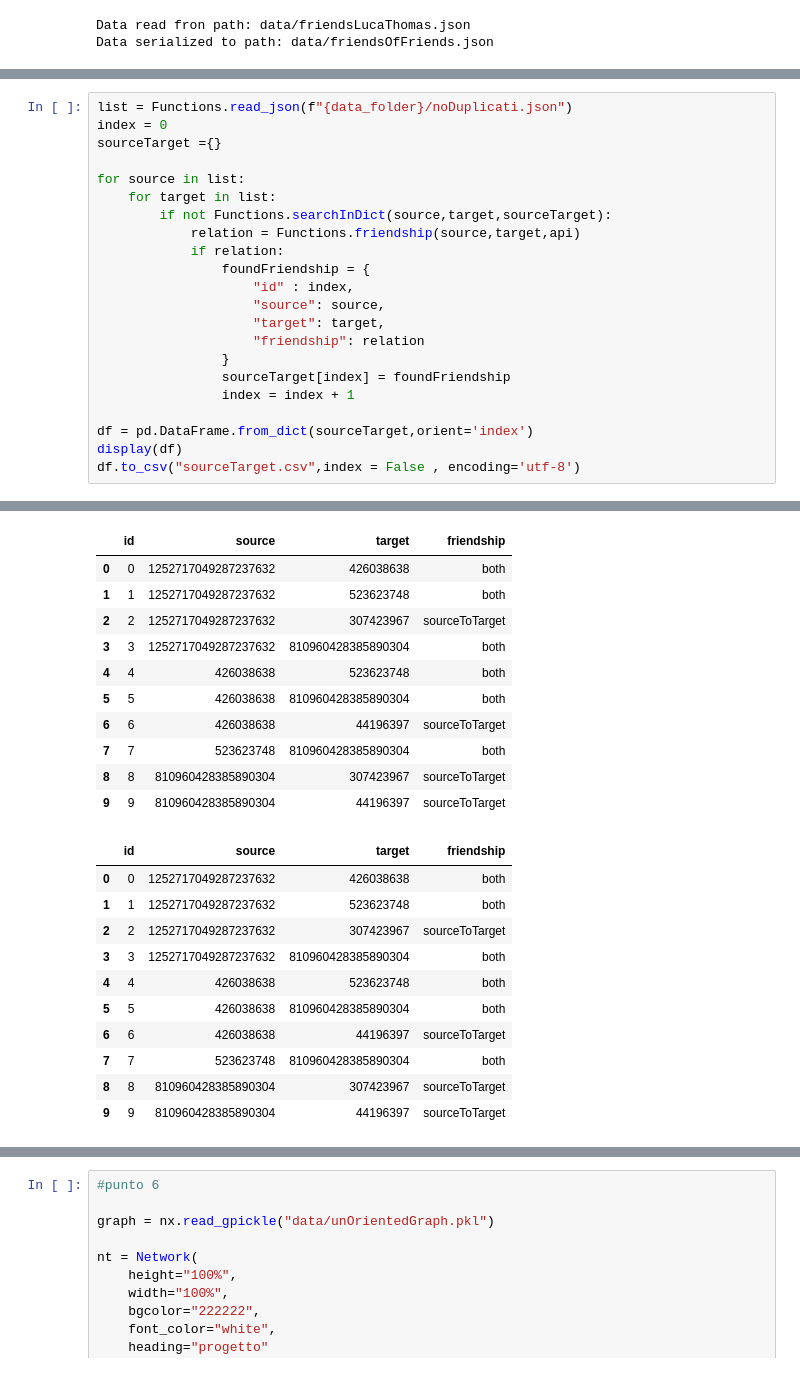
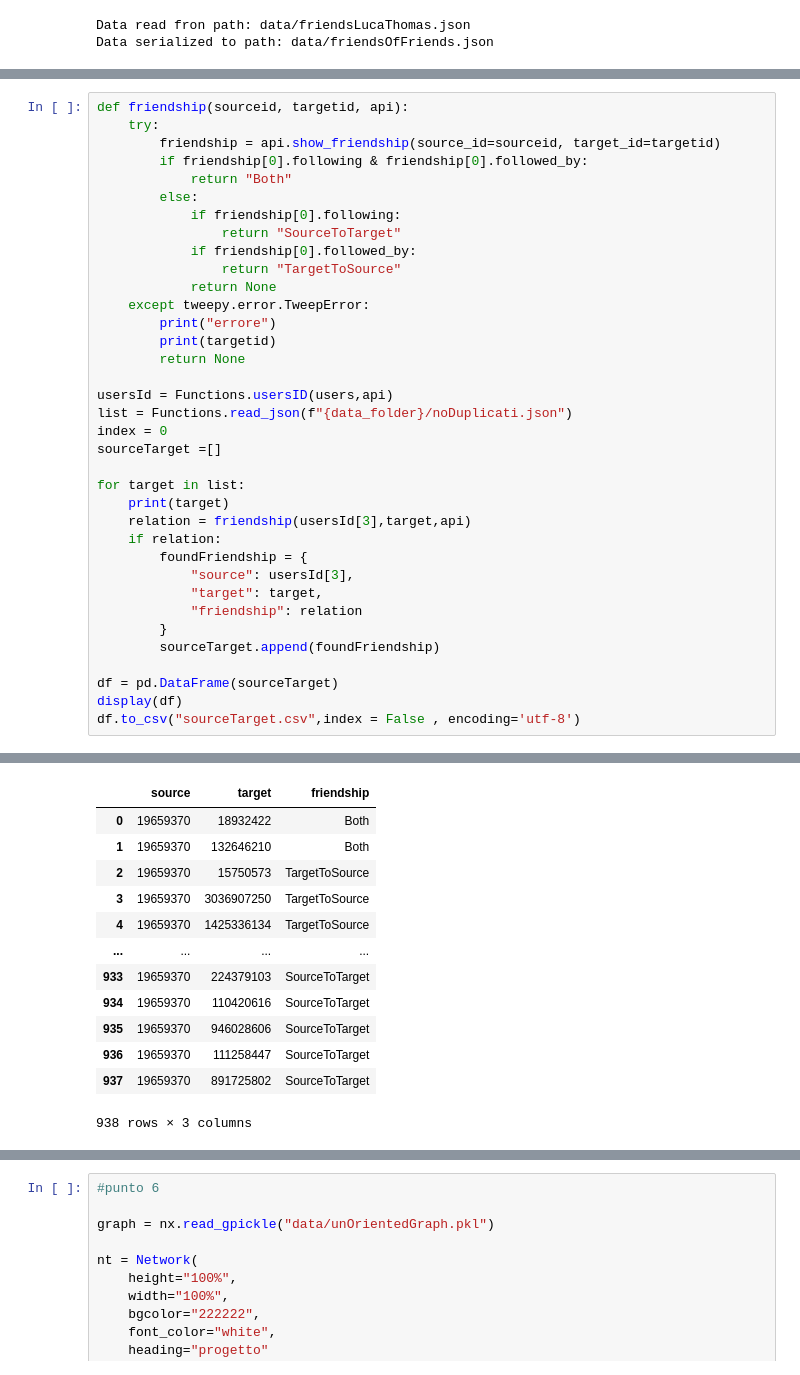
Before and after one commit to Uniud-IoT/ProgettoSC2020, a Jupyter notebook: Progetto.ipynb, the cells around one changed output, grey strips where cells are left out. Cells and saved outputs as stored; diff of their text form.

```diff
--- a/Progetto.ipynb
+++ b/Progetto.ipynb
@@ -173,23 +188,37 @@ Data read fron path: data/noDuplicati.json
 # %%
+def friendship(sourceid, targetid, api):
+    try:
+        friendship = api.show_friendship(source_id=sourceid, target_id=targetid)
+        if friendship[0].following & friendship[0].followed_by:
+            return "Both"
+        else:
+            if friendship[0].following:
+                return "SourceToTarget"
+            if friendship[0].followed_by:
+                return "TargetToSource"
+            return None
+    except tweepy.error.TweepError:
+        print("errore")
+        print(targetid)
+        return None
+
+usersId = Functions.usersID(users,api)
 list = Functions.read_json(f"{data_folder}/noDuplicati.json")
 index = 0
-sourceTarget ={}
+sourceTarget =[]
 
-for source in list:
-    for target in list:
-        if not Functions.searchInDict(source,target,sourceTarget):
-            relation = Functions.friendship(source,target,api)
-            if relation:
-                foundFriendship = {
-                    "id" : index,
-                    "source": source,
-                    "target": target,
-                    "friendship": relation
-                }
-                sourceTarget[index] = foundFriendship
-                index = index + 1
+for target in list:
+    print(target)
+    relation = friendship(usersId[3],target,api)
+    if relation:
+        foundFriendship = {
+            "source": usersId[3],
+            "target": target,
+            "friendship": relation
+        }
+        sourceTarget.append(foundFriendship)
 
-df = pd.DataFrame.from_dict(sourceTarget,orient='index')
+df = pd.DataFrame(sourceTarget)
 display(df)
 df.to_csv("sourceTarget.csv",index = False , encoding='utf-8')
 # %% [output]
@@ -197,23 +259,14 @@ Data read fron path: data/noDuplicati.json
-|  | id | source | target | friendship |
-| 0 | 0 | 1252717049287237632 | 426038638 | both |
-| 1 | 1 | 1252717049287237632 | 523623748 | both |
-| 2 | 2 | 1252717049287237632 | 307423967 | sourceToTarget |
-| 3 | 3 | 1252717049287237632 | 810960428385890304 | both |
-| 4 | 4 | 426038638 | 523623748 | both |
-| 5 | 5 | 426038638 | 810960428385890304 | both |
-| 6 | 6 | 426038638 | 44196397 | sourceToTarget |
-| 7 | 7 | 523623748 | 810960428385890304 | both |
-| 8 | 8 | 810960428385890304 | 307423967 | sourceToTarget |
-| 9 | 9 | 810960428385890304 | 44196397 | sourceToTarget |
+|  | source | target | friendship |
+| 0 | 19659370 | 18932422 | Both |
+| 1 | 19659370 | 132646210 | Both |
+| 2 | 19659370 | 15750573 | TargetToSource |
+| 3 | 19659370 | 3036907250 | TargetToSource |
+| 4 | 19659370 | 1425336134 | TargetToSource |
+| ... | ... | ... | ... |
+| 933 | 19659370 | 224379103 | SourceToTarget |
+| 934 | 19659370 | 110420616 | SourceToTarget |
+| 935 | 19659370 | 946028606 | SourceToTarget |
+| 936 | 19659370 | 111258447 | SourceToTarget |
+| 937 | 19659370 | 891725802 | SourceToTarget |
-|  | id | source | target | friendship |
-| 0 | 0 | 1252717049287237632 | 426038638 | both |
-| 1 | 1 | 1252717049287237632 | 523623748 | both |
-| 2 | 2 | 1252717049287237632 | 307423967 | sourceToTarget |
-| 3 | 3 | 1252717049287237632 | 810960428385890304 | both |
-| 4 | 4 | 426038638 | 523623748 | both |
-| 5 | 5 | 426038638 | 810960428385890304 | both |
-| 6 | 6 | 426038638 | 44196397 | sourceToTarget |
-| 7 | 7 | 523623748 | 810960428385890304 | both |
-| 8 | 8 | 810960428385890304 | 307423967 | sourceToTarget |
-| 9 | 9 | 810960428385890304 | 44196397 | sourceToTarget |
+938 rows × 3 columns
 # %%
```
Also changed, not shown: parts of 7 cells of this notebook, 5 other files.
